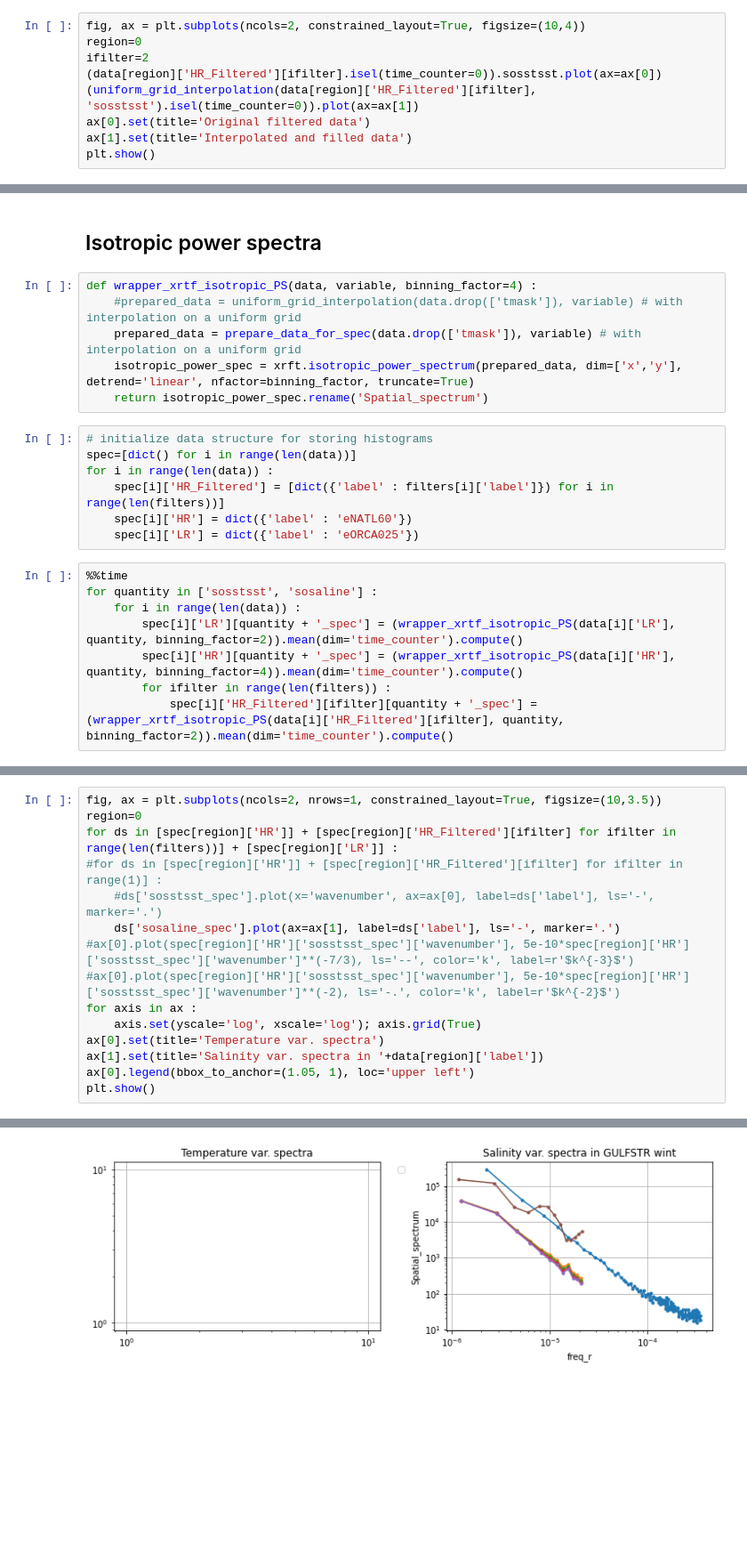
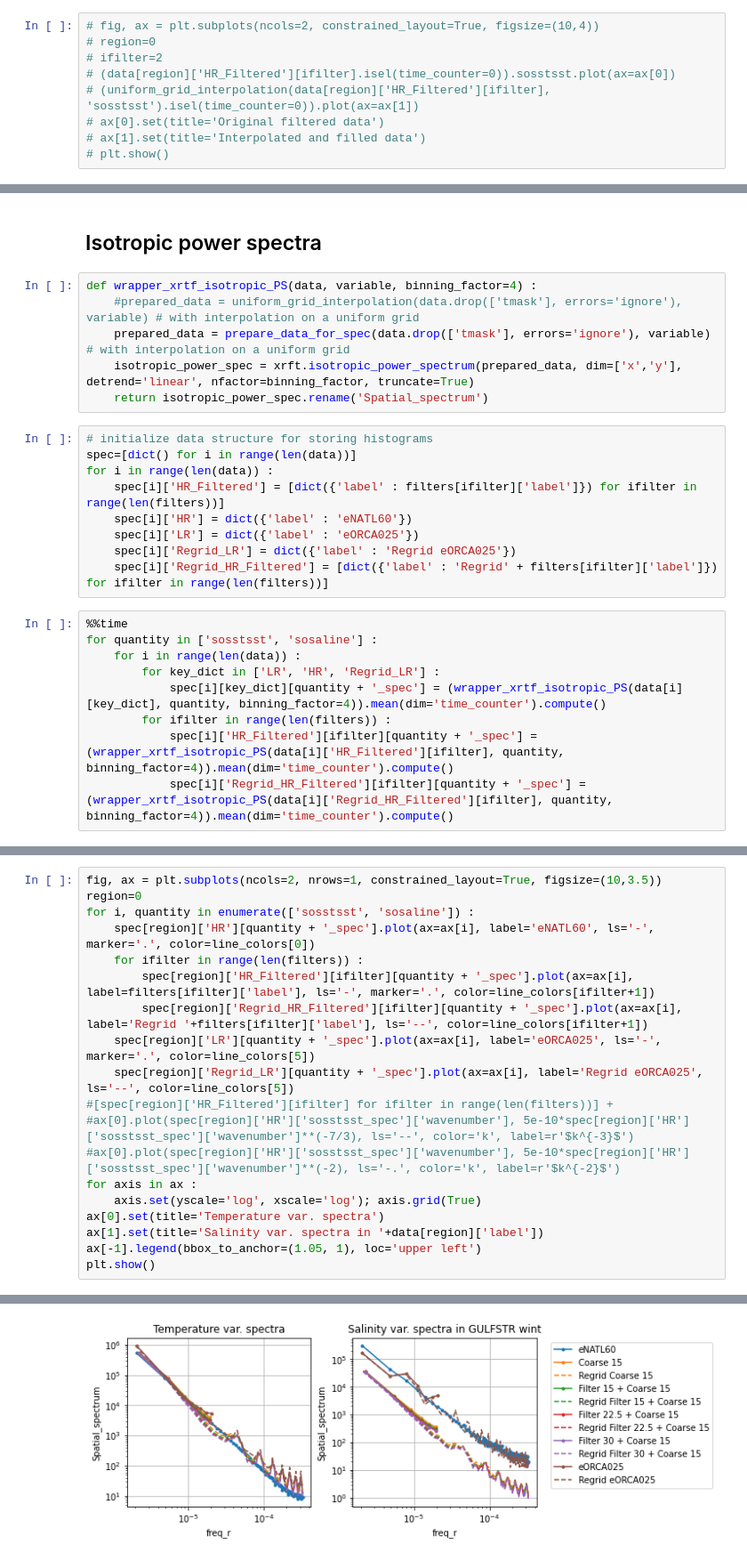
Before and after one commit to anastasiaGor/oceanDataNotebooks, a Jupyter notebook: gcm_filter/filter_scores.ipynb, the cells around one changed output, grey strips where cells are left out. Shown at 89% size. Drawn from its saved outputs; the diff is of its cells as text; blank space fills up the shorter version.

Commit message:
added regridded spectra, some big fixes with xrft

```diff
--- a/gcm_filter/filter_scores.ipynb
+++ b/gcm_filter/filter_scores.ipynb
@@ -751,9 +813,9 @@ plt.show()
 # %%
-fig, ax = plt.subplots(ncols=2, constrained_layout=True, figsize=(10,4))
-region=0
-ifilter=2
-(data[region]['HR_Filtered'][ifilter].isel(time_counter=0)).sosstsst.plot(ax=ax[0])
-(uniform_grid_interpolation(data[region]['HR_Filtered'][ifilter], 'sosstsst').isel(time_counter=0)).plot(ax=ax[1])
-ax[0].set(title='Original filtered data')
-ax[1].set(title='Interpolated and filled data')
-plt.show()
+# fig, ax = plt.subplots(ncols=2, constrained_layout=True, figsize=(10,4))
+# region=0
+# ifilter=2
+# (data[region]['HR_Filtered'][ifilter].isel(time_counter=0)).sosstsst.plot(ax=ax[0])
+# (uniform_grid_interpolation(data[region]['HR_Filtered'][ifilter], 'sosstsst').isel(time_counter=0)).plot(ax=ax[1])
+# ax[0].set(title='Original filtered data')
+# ax[1].set(title='Interpolated and filled data')
+# plt.show()
@@ -763,23 +823,26 @@ plt.show()
 ## Isotropic power spectra
 # %%
 def wrapper_xrtf_isotropic_PS(data, variable, binning_factor=4) :
-    #prepared_data = uniform_grid_interpolation(data.drop(['tmask']), variable) # with interpolation on a uniform grid
-    prepared_data = prepare_data_for_spec(data.drop(['tmask']), variable) # with interpolation on a uniform grid
+    #prepared_data = uniform_grid_interpolation(data.drop(['tmask'], errors='ignore'), variable) # with interpolation on a uniform grid
+    prepared_data = prepare_data_for_spec(data.drop(['tmask'], errors='ignore'), variable) # with interpolation on a uniform grid
     isotropic_power_spec = xrft.isotropic_power_spectrum(prepared_data, dim=['x','y'], detrend='linear', nfactor=binning_factor, truncate=True)
     return isotropic_power_spec.rename('Spatial_spectrum')
 # %%
 # initialize data structure for storing histograms
 spec=[dict() for i in range(len(data))]
 for i in range(len(data)) :
-    spec[i]['HR_Filtered'] = [dict({'label' : filters[i]['label']}) for i in range(len(filters))]
+    spec[i]['HR_Filtered'] = [dict({'label' : filters[ifilter]['label']}) for ifilter in range(len(filters))]
     spec[i]['HR'] = dict({'label' : 'eNATL60'})
     spec[i]['LR'] = dict({'label' : 'eORCA025'})
+    spec[i]['Regrid_LR'] = dict({'label' : 'Regrid eORCA025'})
+    spec[i]['Regrid_HR_Filtered'] = [dict({'label' : 'Regrid' + filters[ifilter]['label']}) for ifilter in range(len(filters))]
 # %%
 %%time
 for quantity in ['sosstsst', 'sosaline'] :
     for i in range(len(data)) :
-        spec[i]['LR'][quantity + '_spec'] = (wrapper_xrtf_isotropic_PS(data[i]['LR'], quantity, binning_factor=2)).mean(dim='time_counter').compute()
-        spec[i]['HR'][quantity + '_spec'] = (wrapper_xrtf_isotropic_PS(data[i]['HR'], quantity, binning_factor=4)).mean(dim='time_counter').compute()
+        for key_dict in ['LR', 'HR', 'Regrid_LR'] :
+            spec[i][key_dict][quantity + '_spec'] = (wrapper_xrtf_isotropic_PS(data[i][key_dict], quantity, binning_factor=4)).mean(dim='time_counter').compute()
         for ifilter in range(len(filters)) :
-            spec[i]['HR_Filtered'][ifilter][quantity + '_spec'] = (wrapper_xrtf_isotropic_PS(data[i]['HR_Filtered'][ifilter], quantity, binning_factor=2)).mean(dim='time_counter').compute()
+            spec[i]['HR_Filtered'][ifilter][quantity + '_spec'] = (wrapper_xrtf_isotropic_PS(data[i]['HR_Filtered'][ifilter], quantity, binning_factor=4)).mean(dim='time_counter').compute()
+            spec[i]['Regrid_HR_Filtered'][ifilter][quantity + '_spec'] = (wrapper_xrtf_isotropic_PS(data[i]['Regrid_HR_Filtered'][ifilter], quantity, binning_factor=4)).mean(dim='time_counter').compute()
 # %% [output]
@@ -788,16 +851,20 @@ Wall time: 2min 50s
 # %%
 fig, ax = plt.subplots(ncols=2, nrows=1, constrained_layout=True, figsize=(10,3.5))
 region=0
-for ds in [spec[region]['HR']] + [spec[region]['HR_Filtered'][ifilter] for ifilter in range(len(filters))] + [spec[region]['LR']] :
-#for ds in [spec[region]['HR']] + [spec[region]['HR_Filtered'][ifilter] for ifilter in range(1)] :
-    #ds['sosstsst_spec'].plot(x='wavenumber', ax=ax[0], label=ds['label'], ls='-', marker='.')
-    ds['sosaline_spec'].plot(ax=ax[1], label=ds['label'], ls='-', marker='.')
+for i, quantity in enumerate(['sosstsst', 'sosaline']) :
+    spec[region]['HR'][quantity + '_spec'].plot(ax=ax[i], label='eNATL60', ls='-', marker='.', color=line_colors[0])
+    for ifilter in range(len(filters)) :
+        spec[region]['HR_Filtered'][ifilter][quantity + '_spec'].plot(ax=ax[i], label=filters[ifilter]['label'], ls='-', marker='.', color=line_colors[ifilter+1])
+        spec[region]['Regrid_HR_Filtered'][ifilter][quantity + '_spec'].plot(ax=ax[i], label='Regrid '+filters[ifilter]['label'], ls='--', color=line_colors[ifilter+1])
+    spec[region]['LR'][quantity + '_spec'].plot(ax=ax[i], label='eORCA025', ls='-', marker='.', color=line_colors[5])
+    spec[region]['Regrid_LR'][quantity + '_spec'].plot(ax=ax[i], label='Regrid eORCA025', ls='--', color=line_colors[5])
+#[spec[region]['HR_Filtered'][ifilter] for ifilter in range(len(filters))] +
 #ax[0].plot(spec[region]['HR']['sosstsst_spec']['wavenumber'], 5e-10*spec[region]['HR']['sosstsst_spec']['wavenumber']**(-7/3), ls='--', color='k', label=r'$k^{-3}$')
 #ax[0].plot(spec[region]['HR']['sosstsst_spec']['wavenumber'], 5e-10*spec[region]['HR']['sosstsst_spec']['wavenumber']**(-2), ls='-.', color='k', label=r'$k^{-2}$')
 for axis in ax :
     axis.set(yscale='log', xscale='log'); axis.grid(True)
 ax[0].set(title='Temperature var. spectra')
 ax[1].set(title='Salinity var. spectra in '+data[region]['label'])
-ax[0].legend(bbox_to_anchor=(1.05, 1), loc='upper left')
+ax[-1].legend(bbox_to_anchor=(1.05, 1), loc='upper left')
 plt.show()
 # %% [output]
@@ -805 +871 @@ No artists with labels found to put in legend.  Note that artists whose label st
-[figure, old version]
+[figure, new version]
```
Also changed, not shown: parts of 42 cells of this notebook, 2 other files.
